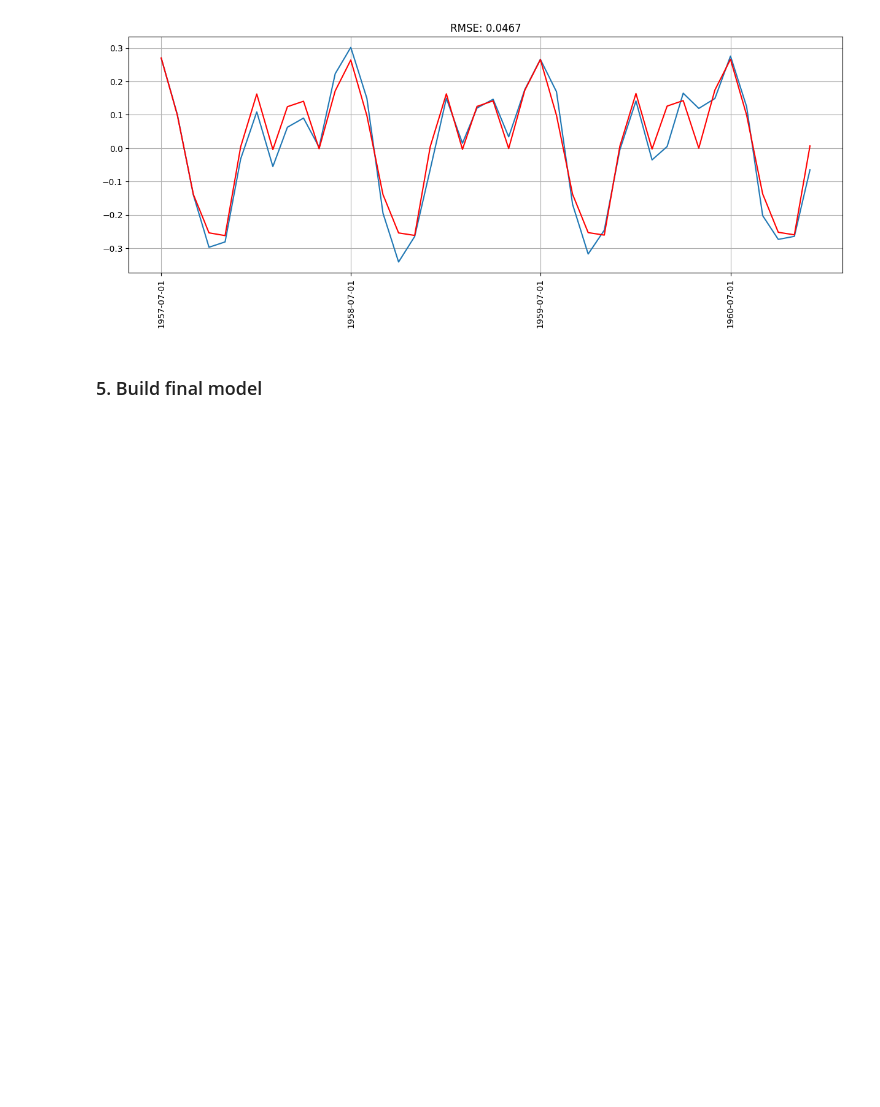
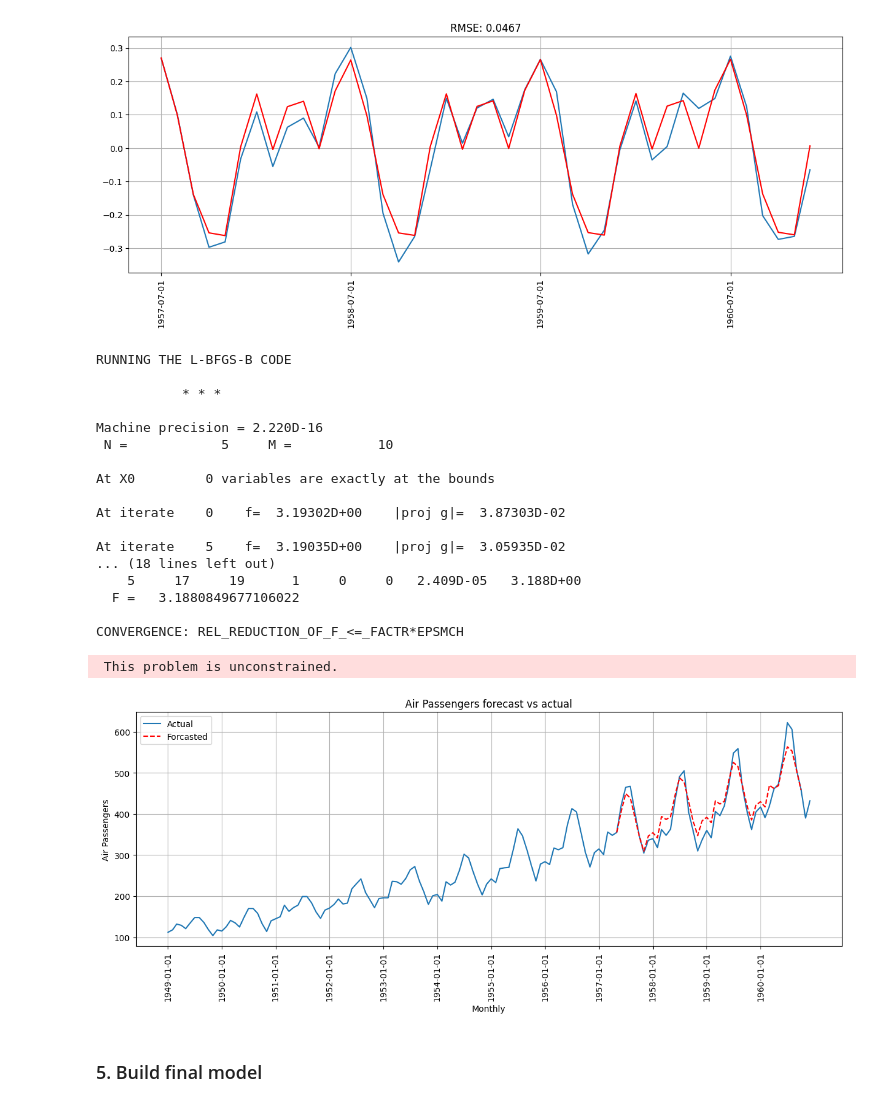
Before and after one commit to ram-ch/Timeseries, a Jupyter notebook: Univariate time series analysis & forecasting.ipynb, the cells around one changed output. Saved outputs shown, nothing was run; the diff lists cells and outputs as text; code cells hidden in the pictures; blank space fills up the shorter version.

```diff
--- a/Univariate time series analysis & forecasting.ipynb
+++ b/Univariate time series analysis & forecasting.ipynb
@@ -416,6 +422,43 @@ y_actual=Logshift2_df_test.dropna()
 plot_models(y_actual,y_pred)
 # %% [output]
 [figure]
+# %%
+# forecast and compare with the test set
+
+model=SARIMAX(df[['Passengers']][:100], order=(1,1,1), seasonal_order=(1,1,1,12)).fit()
+y_pred=model.forecast(steps=42)
+
+# plot
+plt.figure(figsize=(15,5))
+plt.plot(df[['Passengers']], label='Actual')
+plt.plot(y_pred, color='red', label='Forcasted',linestyle="--")
+plt.xticks(df[['Passengers']].index[0::12], rotation ='vertical')
+plt.legend(loc="upper left")
+plt.xlabel("Monthly")
+plt.ylabel("Air Passengers")
+plt.title("Air Passengers forecast vs actual")
+plt.grid()
+plt.show()
+# %% [output]
+RUNNING THE L-BFGS-B CODE
+
+           * * *
+
+Machine precision = 2.220D-16
+ N =            5     M =           10
+
+At X0         0 variables are exactly at the bounds
+
+At iterate    0    f=  3.19302D+00    |proj g|=  3.87303D-02
+
+At iterate    5    f=  3.19035D+00    |proj g|=  3.05935D-02
+... (18 lines left out)
+    5     17     19      1     0     0   2.409D-05   3.188D+00
+  F =   3.1880849677106022
+
+CONVERGENCE: REL_REDUCTION_OF_F_<=_FACTR*EPSMCH
+ This problem is unconstrained.
+[figure, added]
 # %% [markdown]
 ### 5. Build final model
 # %%
```
Also changed, not shown: parts of 8 cells of this notebook.
